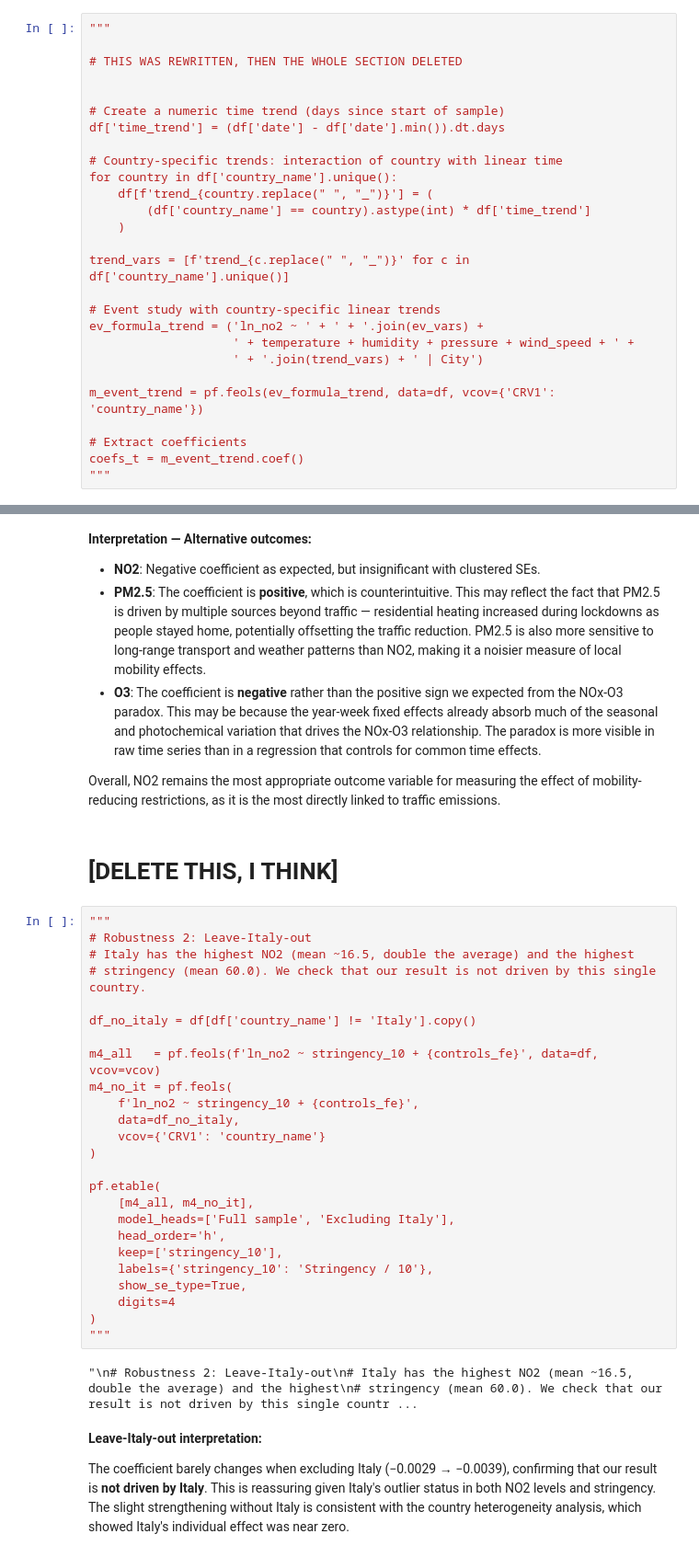
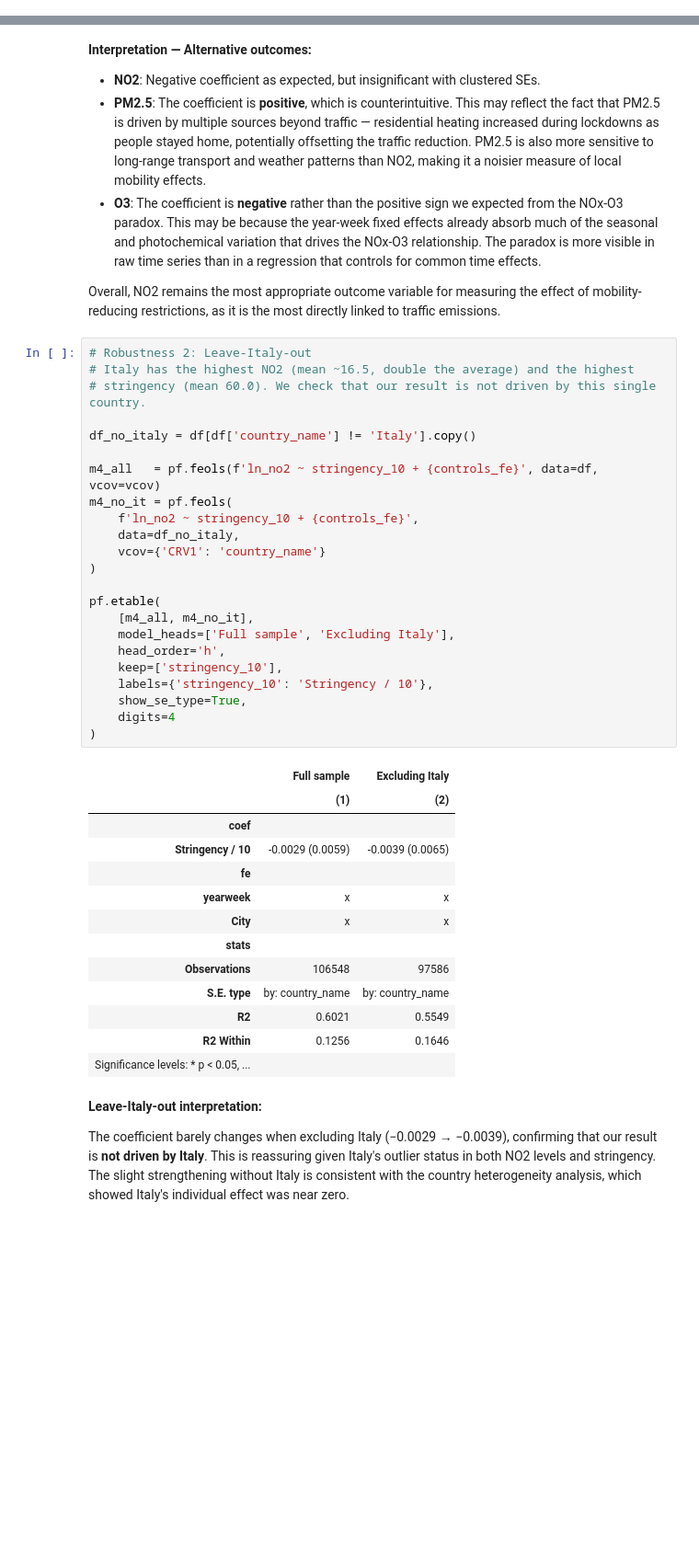
Before and after one commit to borikovacs/da4_term_project, a Jupyter notebook: code/4_causal_analysis.ipynb, the cells around one changed output, grey strips where cells are left out. Shown at 92% size. Cells and saved outputs as stored; diff of their text form; blank space fills up the shorter version.

```diff
--- a/code/4_causal_analysis.ipynb
+++ b/code/4_causal_analysis.ipynb
@@ -630,27 +506,0 @@ event-time coefficients capture only deviations from each country's own trend.
-# %%
-"""
-
-# THIS WAS REWRITTEN, THEN THE WHOLE SECTION DELETED
-
-
-# Create a numeric time trend (days since start of sample)
-df['time_trend'] = (df['date'] - df['date'].min()).dt.days
-
-# Country-specific trends: interaction of country with linear time
-for country in df['country_name'].unique():
-    df[f'trend_{country.replace(" ", "_")}'] = (
-        (df['country_name'] == country).astype(int) * df['time_trend']
-    )
-
-trend_vars = [f'trend_{c.replace(" ", "_")}' for c in df['country_name'].unique()]
-
-# Event study with country-specific linear trends
-ev_formula_trend = ('ln_no2 ~ ' + ' + '.join(ev_vars) +
-                    ' + temperature + humidity + pressure + wind_speed + ' +
-                    ' + '.join(trend_vars) + ' | City')
-
-m_event_trend = pf.feols(ev_formula_trend, data=df, vcov={'CRV1': 'country_name'})
-
-# Extract coefficients
-coefs_t = m_event_trend.coef()
-"""
@@ -811,35 +616,43 @@ pf.etable(
 
 Overall, NO2 remains the most appropriate outcome variable for measuring the effect
 of mobility-reducing restrictions, as it is the most directly linked to traffic emissions.
-# %% [markdown]
-# [DELETE THIS, I THINK]
 # %%
-"""
 # Robustness 2: Leave-Italy-out
 # Italy has the highest NO2 (mean ~16.5, double the average) and the highest
 # stringency (mean 60.0). We check that our result is not driven by this single country.
 
 df_no_italy = df[df['country_name'] != 'Italy'].copy()
 
 m4_all   = pf.feols(f'ln_no2 ~ stringency_10 + {controls_fe}', data=df, vcov=vcov)
 m4_no_it = pf.feols(
     f'ln_no2 ~ stringency_10 + {controls_fe}',
     data=df_no_italy,
     vcov={'CRV1': 'country_name'}
 )
 
 pf.etable(
     [m4_all, m4_no_it],
     model_heads=['Full sample', 'Excluding Italy'],
     head_order='h',
     keep=['stringency_10'],
     labels={'stringency_10': 'Stringency / 10'},
     show_se_type=True,
     digits=4
 )
-"""
 # %% [output]
-"\n# Robustness 2: Leave-Italy-out\n# Italy has the highest NO2 (mean ~16.5, double the average) and the highest\n# stringency (mean 60.0). We check that our result is not driven by this single countr ...
+|  | Full sample | Excluding Italy |
+|  | (1) | (2) |
+| coef |  |  |
+| Stringency / 10 | -0.0029 (0.0059) | -0.0039 (0.0065) |
+| fe |  |  |
+| yearweek | x | x |
+| City | x | x |
+| stats |  |  |
+| Observations | 106548 | 97586 |
+| S.E. type | by: country_name | by: country_name |
+| R2 | 0.6021 | 0.5549 |
+| R2 Within | 0.1256 | 0.1646 |
+| Significance levels: * p < 0.05, ... |  |  |
 # %% [markdown]
 **Leave-Italy-out interpretation:**
 
```
Also changed, not shown: parts of 22 cells of this notebook, 10 other files.
